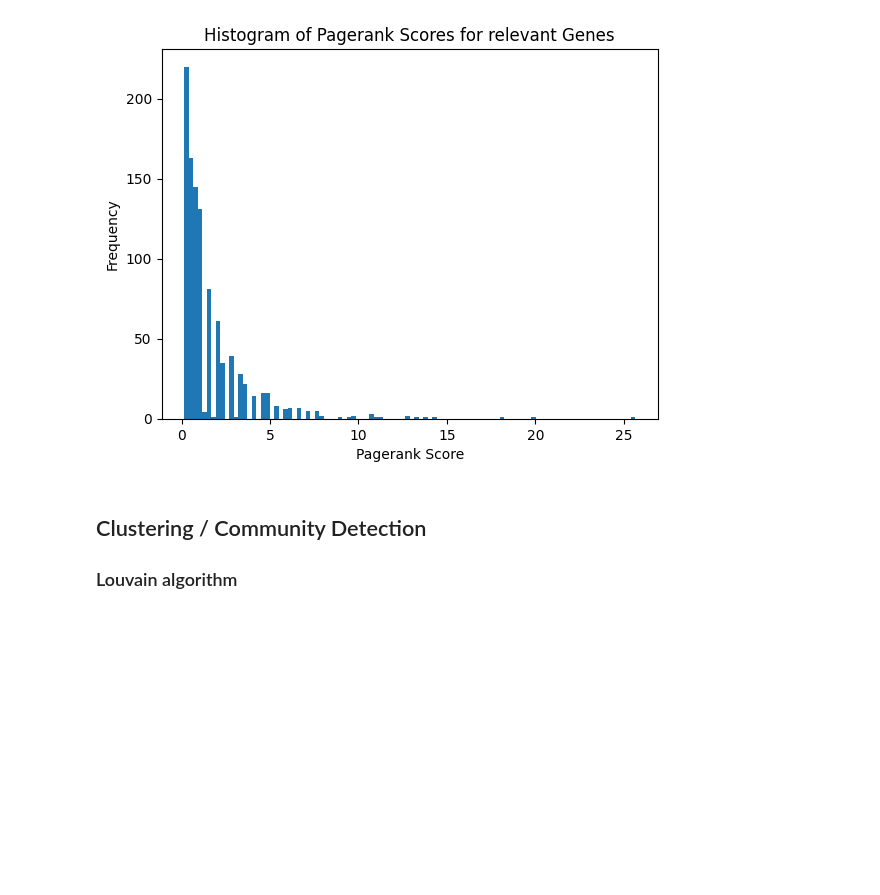
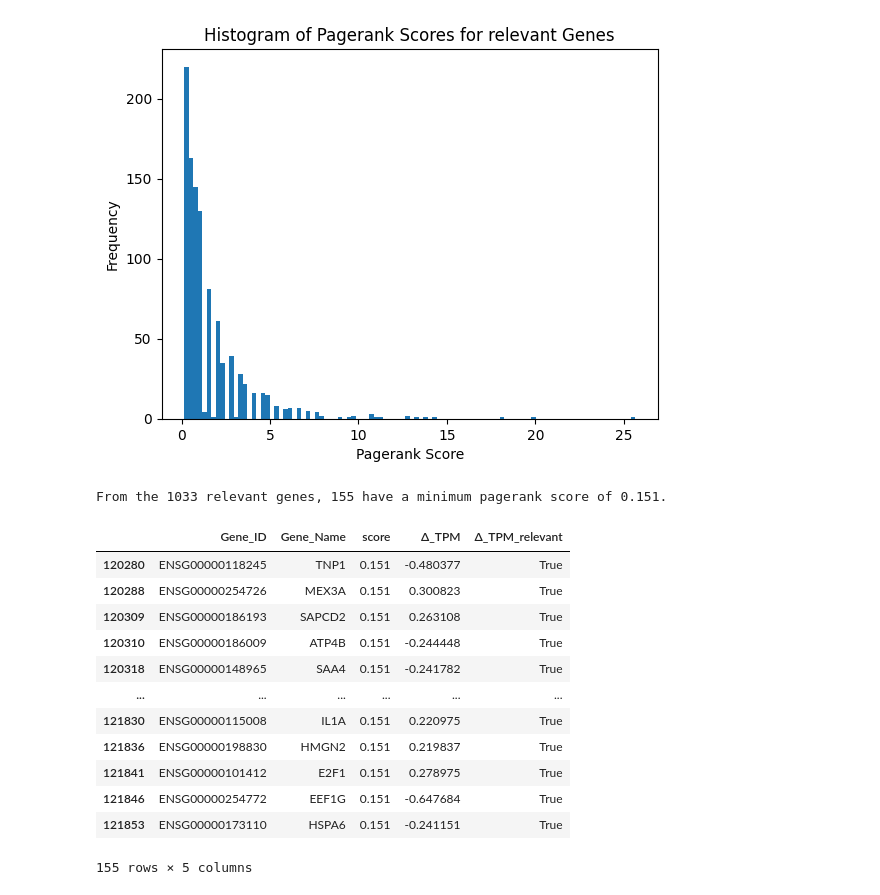
Before and after one commit to SiBergmann/gene_activity_in_lung_cancer, a Jupyter notebook: code/neo4j_graph_algos.ipynb, the cells around one changed output. Saved outputs shown, nothing was run; the diff lists cells and outputs as text; code cells hidden in the pictures; blank space fills up the shorter version.

Commit message:
Pagerank bottom and Marking of significant changes

```diff
--- a/code/neo4j_graph_algos.ipynb
+++ b/code/neo4j_graph_algos.ipynb
@@ -190,6 +191,3 @@ plt.savefig('../tex/figures/03_03_hist_pagerank_relevant.png')
 plt.show()
 # %% [output]
 [figure]
-# %% [markdown]
- ## Clustering / Community Detection
-### Louvain algorithm
@@ -241,0 +194,21 @@ df_louvain_agg
+# %%
+# lowest Pagerank score - gene with a single protein
+lowest = df_pagerank_relevant[df_pagerank_relevant["score"] == 0.151]
+print(f"From the {df_pagerank_relevant.shape[0]} relevant genes, {lowest.shape[0]} have a minimum pagerank score of 0.151.")
+
+lowest
+# %% [output]
+From the 1033 relevant genes, 155 have a minimum pagerank score of 0.151.
+|  | Gene_ID | Gene_Name | score | Δ_TPM | Δ_TPM_relevant |
+| 120280 | ENSG00000118245 | TNP1 | 0.151 | -0.480377 | True |
+| 120288 | ENSG00000254726 | MEX3A | 0.151 | 0.300823 | True |
+| 120309 | ENSG00000186193 | SAPCD2 | 0.151 | 0.263108 | True |
+| 120310 | ENSG00000186009 | ATP4B | 0.151 | -0.244448 | True |
+| 120318 | ENSG00000148965 | SAA4 | 0.151 | -0.241782 | True |
+| ... | ... | ... | ... | ... | ... |
+| 121830 | ENSG00000115008 | IL1A | 0.151 | 0.220975 | True |
+| 121836 | ENSG00000198830 | HMGN2 | 0.151 | 0.219837 | True |
+| 121841 | ENSG00000101412 | E2F1 | 0.151 | 0.278975 | True |
+| 121846 | ENSG00000254772 | EEF1G | 0.151 | -0.647684 | True |
+| 121853 | ENSG00000173110 | HSPA6 | 0.151 | -0.241151 | True |
+155 rows × 5 columns
```
Also changed, not shown: parts of 12 cells of this notebook, 5 other files.
